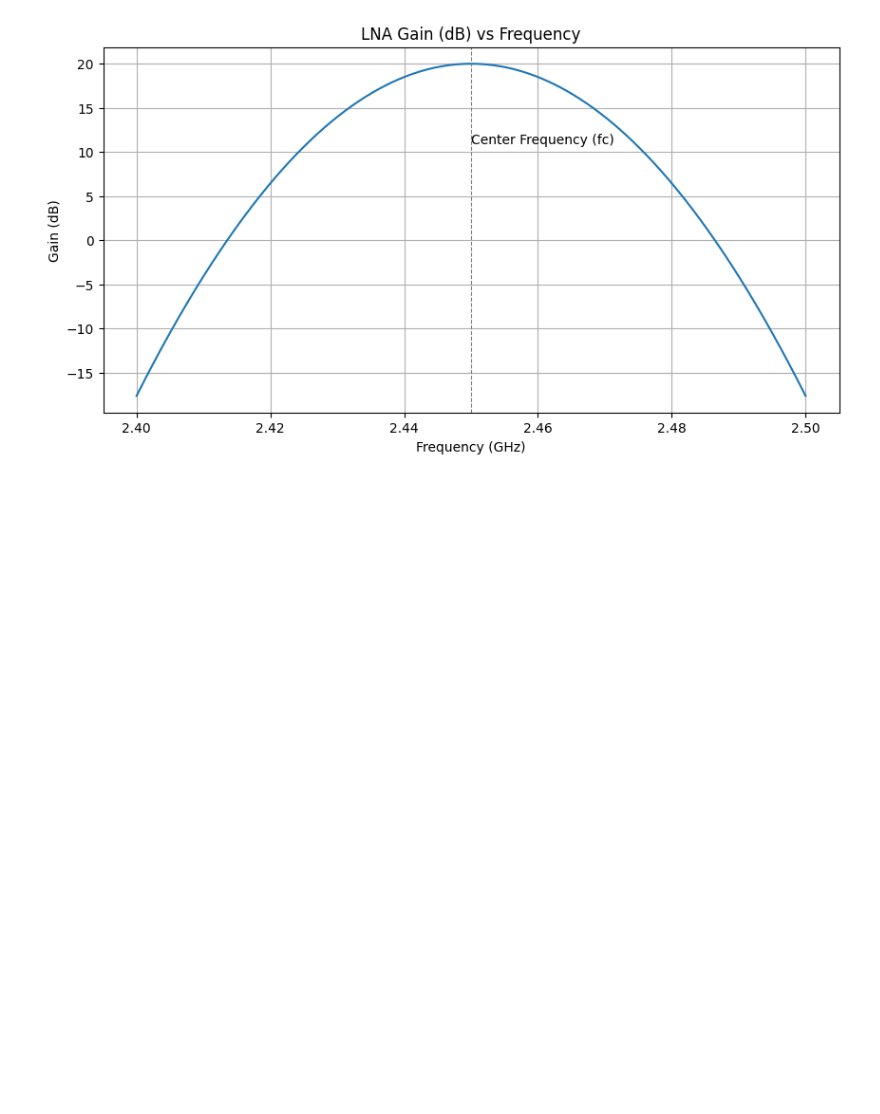
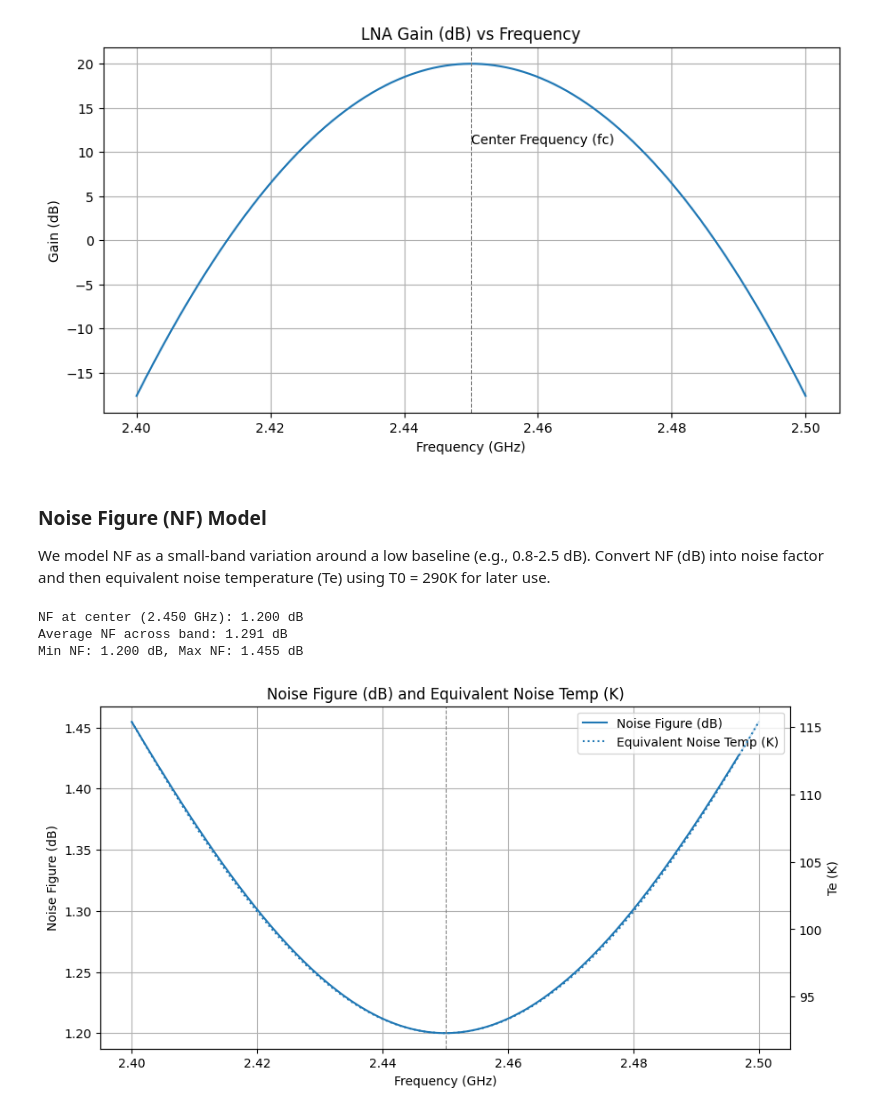
Before and after one commit to Mithun-68/lna-noise-figure-automation, a Jupyter notebook: lna_nf_sim.ipynb, the cells around one changed output. Cells and saved outputs as stored; diff of their text form; code cells hidden in the pictures; blank space fills up the shorter version.

Commit message:
Added placeholder noise figure model and Te plot

```diff
--- a/lna_nf_sim.ipynb
+++ b/lna_nf_sim.ipynb
@@ -106,3 +106,57 @@ plt.axvline(fc / 1e9, color='gray', linestyle='--', linewidth=0.8) # draws a das
 plt.text(fc / 1e9, peak_gain_db - 9, 'Center Frequency (fc)');
 # %% [output]
 [figure]
+# %% [markdown]
+### Noise Figure (NF) Model
+
+We model NF as a small-band variation around a low baseline (e.g., 0.8-2.5 dB). Convert NF (dB) into noise factor and then equivalent noise temperature (Te) using T0 = 290K for later use.
+# %%
+# Noise Figure model
+
+# Noise figure parameters (dB)
+nf_center_db = 1.2     # baseline noise figure at center (dB)
+nf_ripple_db = 0.8     # peak deviation around center (dB)
+nf_rolloff = 60e6      # controls how quickly NF rises off-center
+
+# Building a gentle U-shaped NF curve (combination of Gaussian + quadratic)
+nf_db = nf_center_db + nf_ripple_db * (1 - np.exp(-0.5 * ((freq - fc) / nf_rolloff)**2))
+
+# adding a small quadratic trend to make edges slightly worse
+nf_db += 0.02 * ((freq - fc) / (span))**2
+
+# Clip to sensible bounds (avoid nonsense)
+nf_db = np.clip(nf_db, 0.3, 10)
+
+# converting NF dB into noise factor (linear) and to equivalent noise temperature Te (K)
+T0 = 290
+nf_lin = 10**(nf_db / 10)
+te_k = (nf_lin - 1) * T0
+
+# Plot NF (dB) and Te (K) with twin axis
+fig, ax1 =  plt.subplots()
+ax1.plot(freq / 1e9, nf_db, label='Noise Figure (dB)')
+ax1.set_xlabel('Frequency (GHz)')
+ax1.set_ylabel('Noise Figure (dB)')
+ax1.grid(True)
+ax1.axvline(fc / 1e9, color='gray', linestyle='--', linewidth=0.8)
+
+ax2 = ax1.twinx()
+ax2.plot(freq / 1e9, te_k, linestyle=':', label='Equivalent Noise Temp (K)')
+ax2.set_ylabel('Te (K)')
+
+# Legends
+lines_1, labels_1 = ax1.get_legend_handles_labels()
+lines_2, labels_2 = ax2.get_legend_handles_labels()
+ax1.legend(lines_1 + lines_2, labels_1 + labels_2, loc='upper right')
+
+plt.title('Noise Figure (dB) and Equivalent Noise Temp (K)');
+
+# Quick summary values
+print(f"NF at center ({fc / 1e9:.3f} GHz): {np.interp(fc, freq, nf_db):.3f} dB")
+print(f"Average NF across band: {np.mean(nf_db):.3f} dB")
+print(f"Min NF: {np.min(nf_db):.3f} dB, Max NF: {np.max(nf_db):.3f} dB")
+# %% [output]
+NF at center (2.450 GHz): 1.200 dB
+Average NF across band: 1.291 dB
+Min NF: 1.200 dB, Max NF: 1.455 dB
+[figure, added]
```
